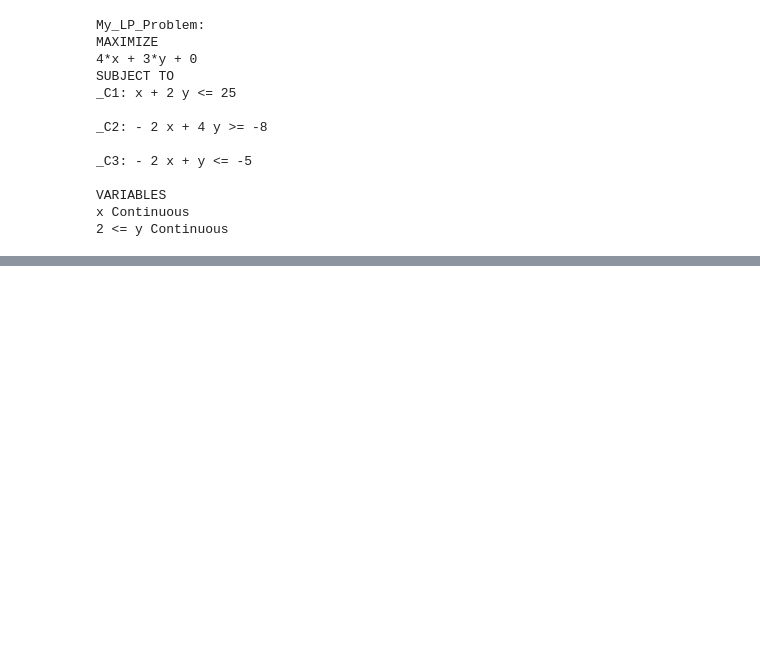
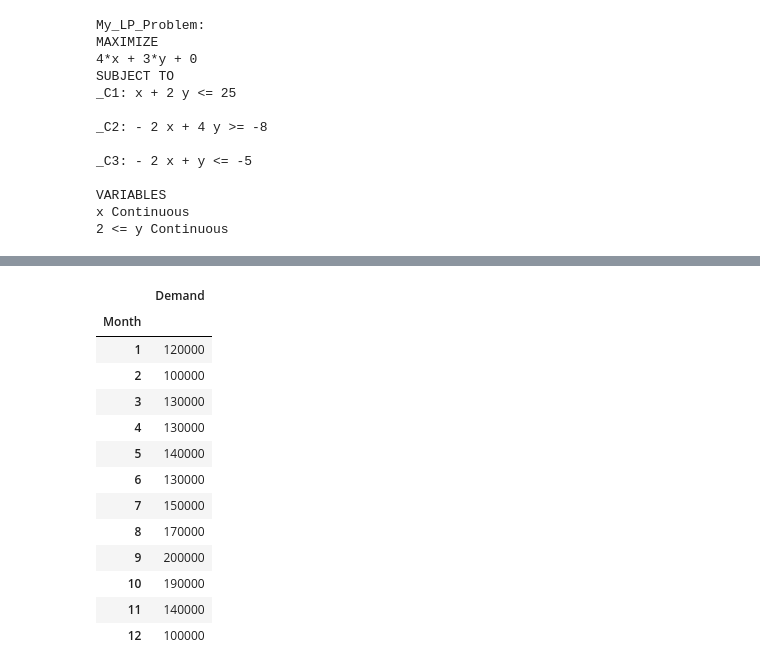
Before and after one commit to PipCourbois/miscellaneous, a Jupyter notebook: Linear_Programming_Examples.ipynb, the cells around one changed output, grey strips where cells are left out. Cells and saved outputs as stored; diff of their text form; code cells hidden in the pictures; blank space fills up the shorter version.

```diff
--- a/Linear_Programming_Examples.ipynb
+++ b/Linear_Programming_Examples.ipynb
@@ -123,0 +400,18 @@ For most applications, the open source CBC from COIN-OR will be enough for most
+# %%
+demand = pd.read_csv('factory_demand.csv', index_col=['Month'],header=0)
+demand
+# %% [output]
+|  | Demand |
+| Month |  |
+| 1 | 120000 |
+| 2 | 100000 |
+| 3 | 130000 |
+| 4 | 130000 |
+| 5 | 140000 |
+| 6 | 130000 |
+| 7 | 150000 |
+| 8 | 170000 |
+| 9 | 200000 |
+| 10 | 190000 |
+| 11 | 140000 |
+| 12 | 100000 |
```
Also changed, not shown: parts of 80 cells of this notebook, 2 other files.
